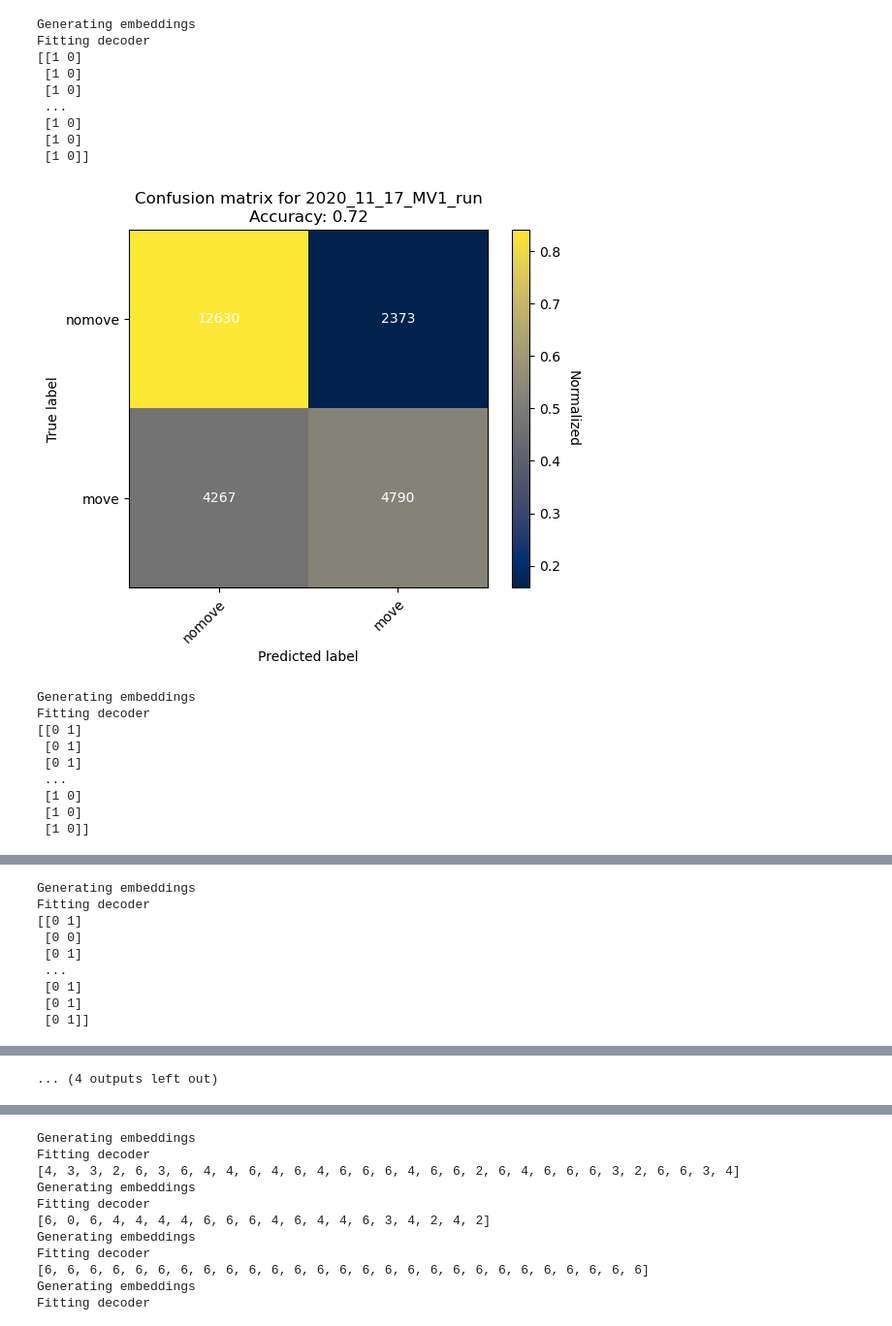
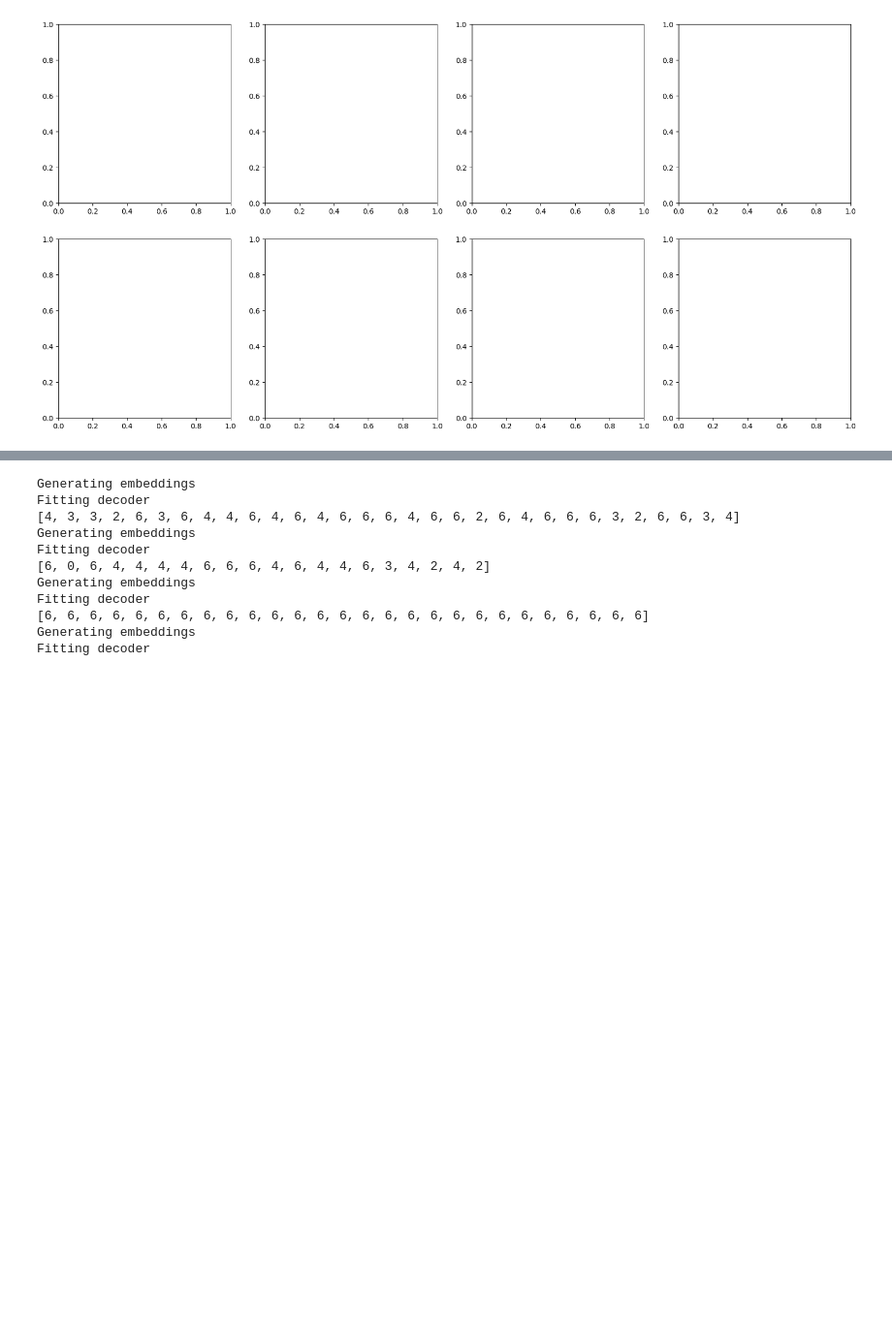
Before and after one commit to Tsuchijo/CEBRA-training, a Jupyter notebook: train_classifier.ipynb, the cells around one changed output, grey strips where cells are left out. Shown at 97% size. Drawn from its saved outputs; the diff is of its cells as text; code cells hidden in the pictures; blank space fills up the shorter version.

```diff
--- a/train_classifier.ipynb
+++ b/train_classifier.ipynb
@@ -18,7 +18,7 @@ from cebra_utils import *
 import pickle
 # %%
 
-data_directory = '/mnt/teams/Tsuchitori/MV1_run_30hz_30frame_brain2behav_DFF_new/'
+data_directory = '/mnt/teams/Tsuchitori/IV2_reaching_30hz_30frame_DFF/'
 neural_data_paths = [ data_directory + 'brain/' + \
                      file for file in os.listdir(data_directory + 'brain/')]
 
@@ -40,12 +40,13 @@ from sklearn.metrics import confusion_matrix
 # plot the confusion matrix
 
 
-def plot_confusion_matrix(confusion_matrix, labels, title):
+def plot_confusion_matrix(confusion_matrix, labels, title, ax=None):
     # Normalize the confusion matrix
     normalized_matrix = confusion_matrix.astype('float') / confusion_matrix.sum(axis=1)[:, np.newaxis]
     accuracy = np.sum(np.diag(confusion_matrix)) / np.sum(confusion_matrix)
-    fig, ax = plt.subplots()
-    im = ax.imshow(normalized_matrix, cmap='cividis')
+    if ax is None:
+        fig, ax = plt.subplots()
+    im = ax.imshow(normalized_matrix, cmap='cividis', vmin=0, vmax=1)
 
     # Set colorbar
     cbar = ax.figure.colorbar(im, ax=ax)
@@ -72,11 +73,9 @@ def plot_confusion_matrix(confusion_matrix, labels, title):
 
     # add accuracy to title
     ax.set_title(title + f'\nAccuracy: {accuracy:.2f}')
-
-    # Show the plot
-    plt.show()
 # %%
-model_group = torch.load('models/single_session/cebra_model_list.pt').eval().to('cuda')
+#model_group = torch.load('models/single_session/cebra_model_list.pt').eval().to('cuda')
+model_path = 'models/Water_reaching_single_session/cebra_model_flattened_offset1-'
 # %%
 name_to_model_id = {
     '2020_11_2_MV1_run' : 0,
@@ -92,7 +91,8 @@ name_to_model_id = {
 from sklearn.neighbors import NearestNeighbors
 
 con_mat = []
-
+# create 8 subplots for each session
+fig, ax = plt.subplots(2, 4, figsize=(20, 10))
 for index in range(len(neural_data_paths)):
     embeddings = []
     name = []
@@ -101,11 +101,9 @@ for index in range(len(neural_data_paths)):
     labels = []
     valid_labels = []
     dataset_name  = neural_data_paths[index].split("/")[-1].split(".")[0]
-    if 'cebra_model_flattened_offset1-' + dataset_name + '.pt' not in os.listdir('models/single_session-v2/'):
-        continue
     temp_data, temp_name = import_data(neural_data_paths[index], lambda x: process_brain(x), min = 0.0, max = 0.8)
     temp_valid_data, temp_valid_name = import_data(neural_data_paths[index], lambda x: process_brain(x), min = 0.8, max = 1)
-    model = torch.load('models/single_session-v2/cebra_model_flattened_offset1-' + dataset_name + '.pt').model.eval().to('cuda')
+    model = torch.load(model_path + dataset_name + '.pt').model.eval().to('cuda')
     # data.extend(temp_data)
     # valid_data.extend(temp_valid_data)
     print('Generating embeddings')
@@ -135,9 +133,11 @@ for index in range(len(neural_data_paths)):
     clip_valid_labels = reshape_frames(np.argmax(valid_labels, axis=1), temp_valid_data)
     clip_pred_labels = reshape_frames(np.argmax(pred_labels, axis=1), temp_valid_data)
     clip_valid_labels = [np.argmax(np.bincount(x)) for x in (clip_valid_labels)]
-    clip_pred_labels = [np.argmax(np.bincount(x)) for x in (clip_pred_labels)]
+    clip_pred_labels = [np.argmax(np.multiply(np.bincount(x), [1, 1])) for x in (clip_pred_labels)]
 
     confusion = confusion_matrix(clip_valid_labels, clip_pred_labels)
-    plot_confusion_matrix(confusion, ['nomove', 'move'], f'Confusion matrix for {neural_data_paths[index].split("/")[-1].split(".")[0]}')
+    print(confusion)
+    plot_confusion_matrix(confusion, ['nomove', 'move'], f'Confusion matrix for {neural_data_paths[index].split("/")[-1].split(".")[0]}', ax=ax[index//4, index%4])
     con_mat.append(confusion)
+plt.show()
 # %% [output]
@@ -154,6 +147,7 @@ Fitting decoder
 from sklearn.neighbors import NearestNeighbors
 
 con_mat = []
+fig, ax = plt.subplots(2, 4, figsize=(20, 10))
 
 for index in range(len(neural_data_paths)):
     embeddings = []
@@ -162,56 +156,44 @@ for index in range(len(neural_data_paths)):
     valid_name = []
     labels = []
     valid_labels = []
+
+
     dataset_name  = neural_data_paths[index].split("/")[-1].split(".")[0]
     temp_data, temp_name = import_data(neural_data_paths[index], lambda x: process_brain(x), min = 0.0, max = 0.8)
     temp_valid_data, temp_valid_name = import_data(neural_data_paths[index], lambda x: process_brain(x), min = 0.8, max = 1)
+
+    model = torch.load(model_path + dataset_name + '.pt').model.eval().to('cuda')
+
     # data.extend(temp_data)
     # valid_data.extend(temp_valid_data)
     print('Generating embeddings')
-    temp_embeddings = flatten_data([model_group[name_to_model_id[dataset_name]](torch.from_numpy(x).float().to('cuda')).to('cpu').detach().numpy() for i, x in enumerate(temp_data)])
-    temp_valid_embeddings = flatten_data([model_group[name_to_model_id[dataset_name]](torch.from_numpy(x).float().to('cuda')).to('cpu').detach().numpy() for i, x in enumerate(temp_valid_data)])
+    temp_embeddings = flatten_data([model(torch.from_numpy(x).float().to('cuda')).to('cpu').detach().numpy() for i, x in enumerate(temp_data)])
+    temp_valid_embeddings = flatten_data([model(torch.from_numpy(x).float().to('cuda')).to('cpu').detach().numpy() for i, x in enumerate(temp_valid_data)])
     embeddings.extend(temp_embeddings)
     valid_embeddings.extend(temp_valid_embeddings)
     name.extend(temp_name)
     valid_name.extend(temp_valid_name)
     for label, data in zip(temp_name, temp_data):
         if label.split('_')[0] == 'move':
             labels.extend(np.tile(np.array([0, 1]),[len(data), 1]))
         else:
             labels.extend(np.tile(np.array([1, 0]),[len(data), 1]))
     for label, data in zip(temp_valid_name, temp_valid_data):
         if label.split('_')[0] == 'move':
             valid_labels.extend(np.tile(np.array([0, 1]),[len(data), 1]))
         else:
             valid_labels.extend(np.tile(np.array([1, 0]),[len(data), 1]))
 
     labels = np.array(labels)
     valid_labels = np.array(valid_labels)
     decoder = cebra.KNNDecoder(n_neighbors=6, metric='cosine')
     print('Fitting decoder')
     decoder.fit(embeddings, labels)
     pred_labels = decoder.predict(valid_embeddings)
     print(pred_labels)
     confusion = confusion_matrix(np.argmax(valid_labels, axis=1), np.argmax(pred_labels, axis=1))
-    plot_confusion_matrix(confusion, ['nomove', 'move'], f'Confusion matrix for {neural_data_paths[0].split("/")[-1].split(".")[0]}')
+    plot_confusion_matrix(confusion, ['nomove', 'move'], f'Confusion matrix for {neural_data_paths[index].split("/")[-1].split(".")[0]}', ax=ax[index//4, index%4])
     con_mat.append(confusion)
+plt.show()
 # %% [output]
-Generating embeddings
-Fitting decoder
-[[1 0]
- [1 0]
- [1 0]
- ...
- [1 0]
- [1 0]
- [1 0]]
-[figure, old version]
+[figure, new version]
-Generating embeddings
-Fitting decoder
-[[0 1]
- [0 1]
- [0 1]
- ...
- [1 0]
- [1 0]
- [1 0]]
@@ -219,9 +199,0 @@ Fitting decoder
-Generating embeddings
-Fitting decoder
-[[0 1]
- [0 0]
- [0 1]
- ...
- [0 1]
- [0 1]
- [0 1]]
@@ -259,4 +200,3 @@ Fitting decoder
-... (4 outputs left out)
 # %%
 from sklearn.neighbors import NearestNeighbors
 
```
Also changed, not shown: parts of 4 cells of this notebook, 6 other files.
